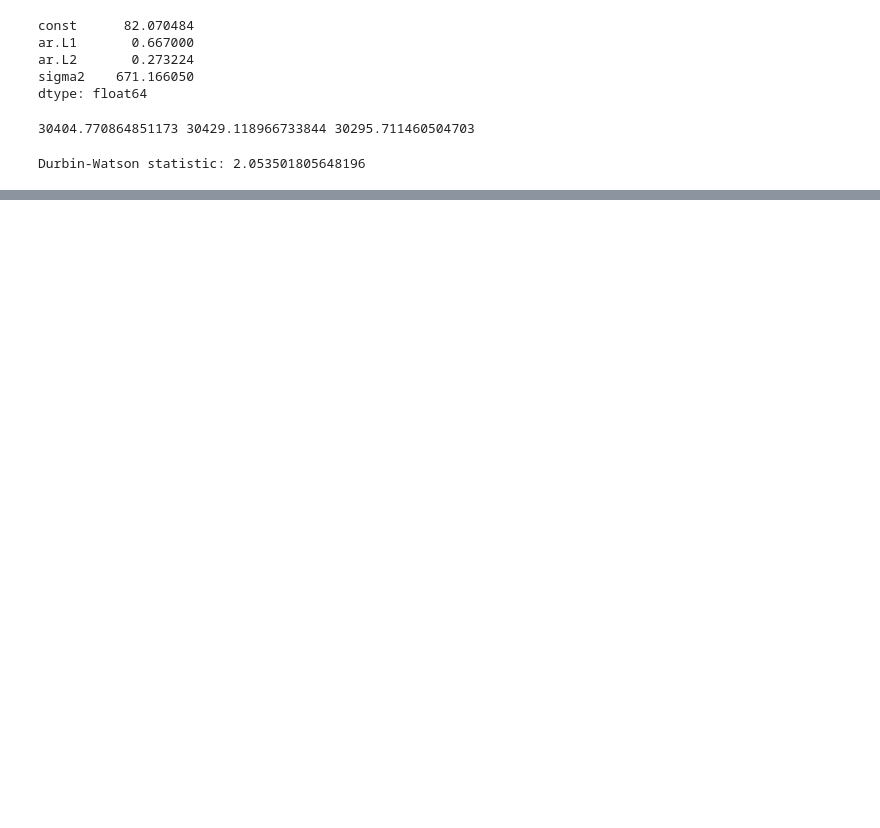
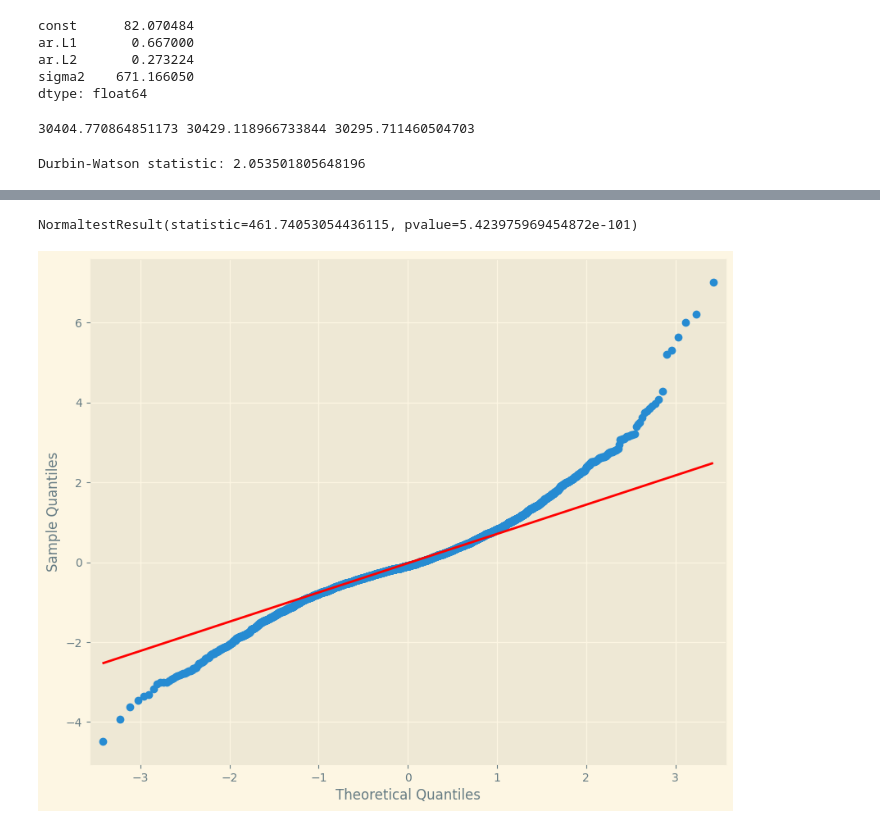
Before and after one commit to BlackBox-Ops/DS-Time-Series-Sunspot, a Jupyter notebook: notebooks/02_statistical_analyst.ipynb, the cells around one changed output, grey strips where cells are left out. Cells and saved outputs as stored; diff of their text form; code cells hidden in the pictures; blank space fills up the shorter version.

Commit message:
menambahkan visualisasi qqplot dan melakukan perhitungan statistic

```diff
--- a/notebooks/02_statistical_analyst.ipynb
+++ b/notebooks/02_statistical_analyst.ipynb
@@ -228,0 +229,15 @@ ax = arima_mod30.resid.plot(ax=ax)
+# %%
+resid = arima_mod30.resid
+# %%
+stats.normaltest(resid)
+# %% [output]
+NormaltestResult(statistic=461.74053054436115, pvalue=5.423975969454872e-101)
+# %%
+from statsmodels.graphics.api import qqplot
+
+fig = plt.figure(figsize=(10, 8))
+ax = fig.add_subplot(111)
+fig = qqplot(resid, line="q", ax=ax, fit=True)
+plt.style.use('Solarize_Light2')
+# %% [output]
+[figure, added]
```
Also changed, not shown: parts of 2 cells of this notebook.
